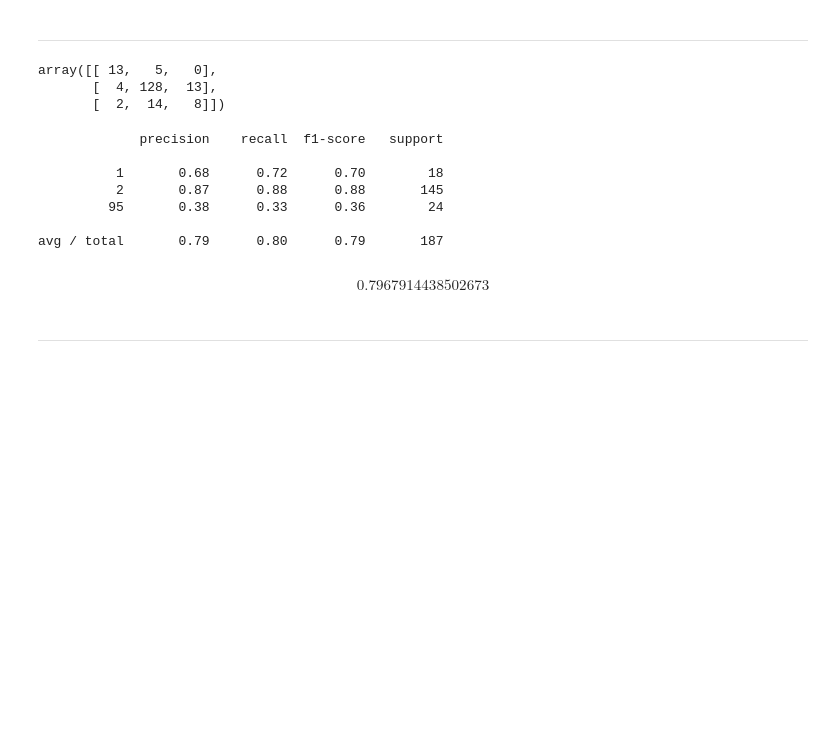
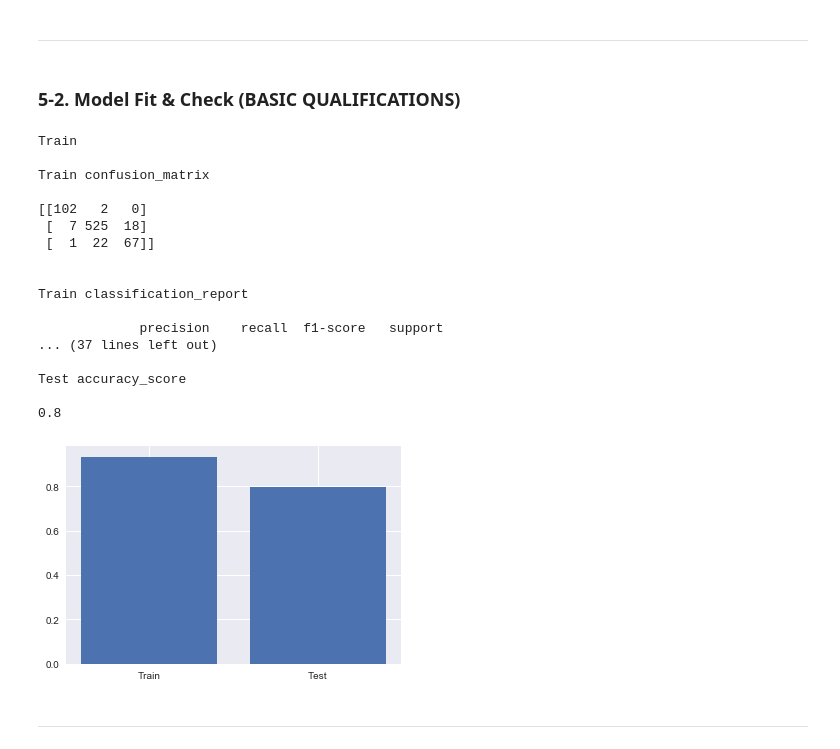
Before and after one commit to UPRMG/Project, a Jupyter notebook: Project/Project.ipynb, the cells around one changed output. Drawn from its saved outputs; the diff is of its cells as text; code cells hidden in the pictures; blank space fills up the shorter version.

```diff
--- a/Project/Project.ipynb
+++ b/Project/Project.ipynb
@@ -194,24 +179,55 @@ model_B = clf.fit(X_train_B, y_train_B)
-# %%
-y_pred_B = model_B.predict(X_test_B)
-# %%
-confusion_matrix(y_test_B, y_pred_B)
-# %% [output]
-array([[ 13,   5,   0],
-       [  4, 128,  13],
-       [  2,  14,   8]])
-# %%
-print(classification_report(y_test_B, y_pred_B))
-# %% [output]
-             precision    recall  f1-score   support
-
-          1       0.68      0.72      0.70        18
-          2       0.87      0.88      0.88       145
-         95       0.38      0.33      0.36        24
-
-avg / total       0.79      0.80      0.79       187
-# %%
-accuracy_score(y_test_B, y_pred_B)
-# %% [output]
-$$0.7967914438502673$$
+# %% [markdown]
+### 5-2. Model Fit & Check (BASIC QUALIFICATIONS)
+# %%
+def BASIC_QUALIFICATIONS_Fit():
+    model_B = clf.fit(X_train_B, y_train_B)
+
+    y_pred_B = model_B.predict(X_train_B)
+
+    print("Train", "\n")
+    print("Train confusion_matrix", "\n")
+    print(confusion_matrix(y_train_B, y_pred_B), "\n\n")
+    print("Train classification_report", "\n")
+    print(classification_report(y_train_B, y_pred_B), "\n\n")
+    print("Train accuracy_score", "\n")
+    print(round(accuracy_score(y_train_B, y_pred_B), 2), "\n\n")
+
+    print("=====================================================" , "\n\n")
+
+    y_pred_B_T = model_B.predict(X_test_B)
+
+    print("Test", "\n")
+    print("Test confusion_matrix", "\n")
+    print(confusion_matrix(y_test_B, y_pred_B_T), "\n\n")
+    print("Test classification_report", "\n")
+    print(classification_report(y_test_B, y_pred_B_T), "\n\n")
+    print("Test accuracy_score", "\n")
+    print(round(accuracy_score(y_test_B, y_pred_B_T), 2), "\n\n")
+
+    x="Train","Test"
+    y=accuracy_score(y_train_B, y_pred_B), accuracy_score(y_test_B, y_pred_B_T)
+    plt.bar(x,y)
+    plt.show()
+# %%
+BASIC_QUALIFICATIONS_Fit()
+# %% [output]
+Train
+
+Train confusion_matrix
+
+[[102   2   0]
+ [  7 525  18]
+ [  1  22  67]]
+
+
+Train classification_report
+
+             precision    recall  f1-score   support
+... (37 lines left out)
+
+Test accuracy_score
+
+0.8
+[figure, added]
 # %% [markdown]
 ---
```
Also changed, not shown: parts of 97 cells of this notebook.
